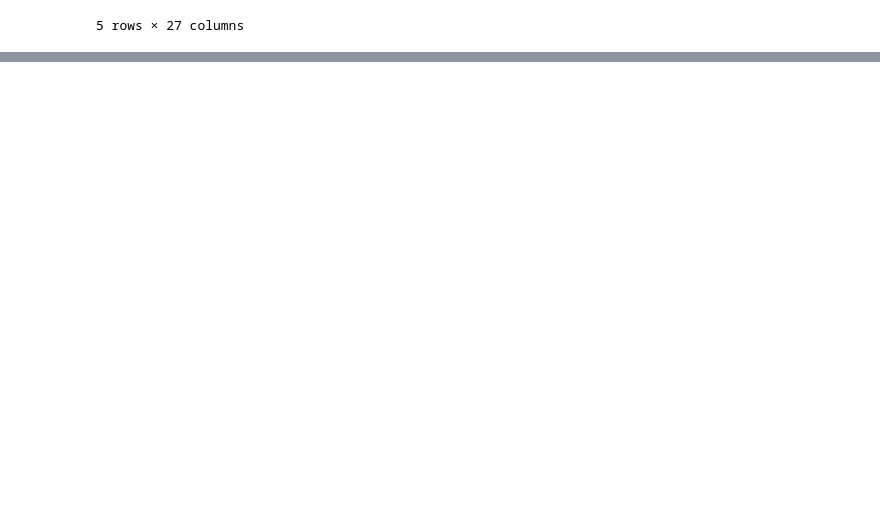
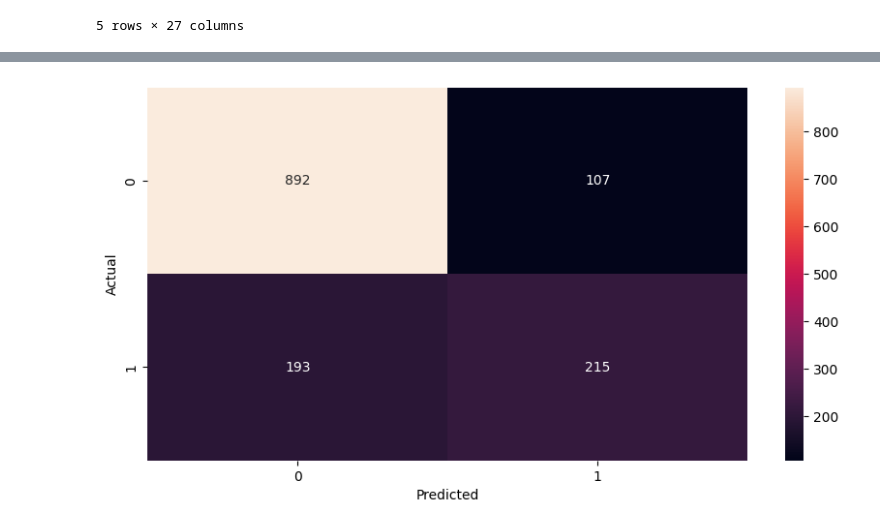
Before and after one commit to Im-Arth1307/Customer-Churn-Prediction-ML, a Jupyter notebook: main.ipynb, the cells around one changed output, grey strips where cells are left out. Saved outputs shown, nothing was run; the diff lists cells and outputs as text; code cells hidden in the pictures; blank space fills up the shorter version.

Commit message:
trained model

```diff
--- a/main.ipynb
+++ b/main.ipynb
@@ -291,0 +314,15 @@ df2.head()
+# %%
+X_train = X_train.astype(np.float32)
+X_test = X_test.astype(np.float32)
+
+y_train = y_train.astype(np.float32)
+y_test = y_test.astype(np.float32)
+# %%
+model = keras.Sequential([
+    keras.layers.Dense(26, input_shape=(26,), activation='relu'),
+    keras.layers.Dense(1, activation='sigmoid'),
+])
+
+model.compile(optimizer='adam', loss='binary_crossentropy', metrics=['accuracy'])
+
+model.fit(X_train, y_train, epochs=5)
@@ -291,0 +346,3 @@ df2.head()
+# %%
+yp = model.predict(X_test)
+yp[:5]
@@ -291,0 +370,7 @@ df2.head()
+# %%
+y_pred = []
+for element in yp:
+    if element > 0.5:
+        y_pred.append(1)
+    else:
+        y_pred.append(0)
@@ -291,0 +392,9 @@ df2.head()
+# %%
+cm = tf.math.confusion_matrix(labels = y_test, predictions = y_pred)
+plt.figure(figsize=(10,5))
+sns.heatmap(cm, annot = True, fmt='d')
+plt.xlabel('Predicted')
+plt.ylabel('Actual')
+plt.show()
+# %% [output]
+[figure, added]
```
Also changed, not shown: parts of 14 cells of this notebook.
